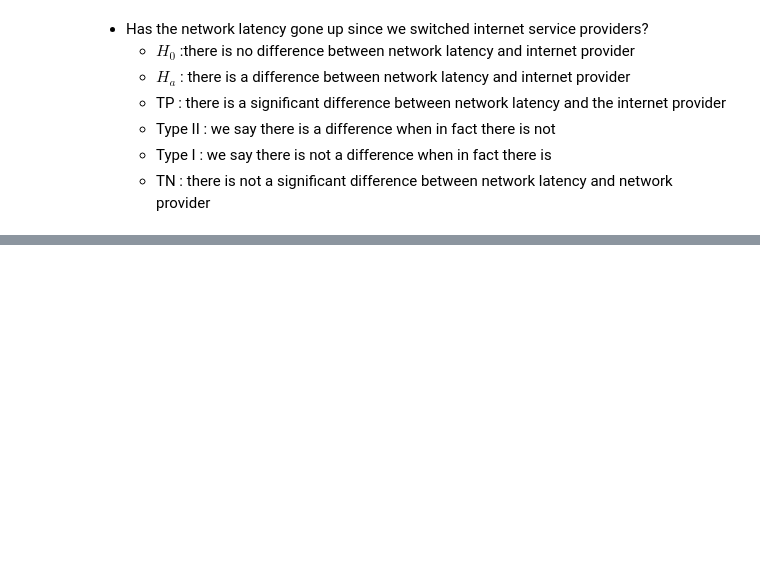
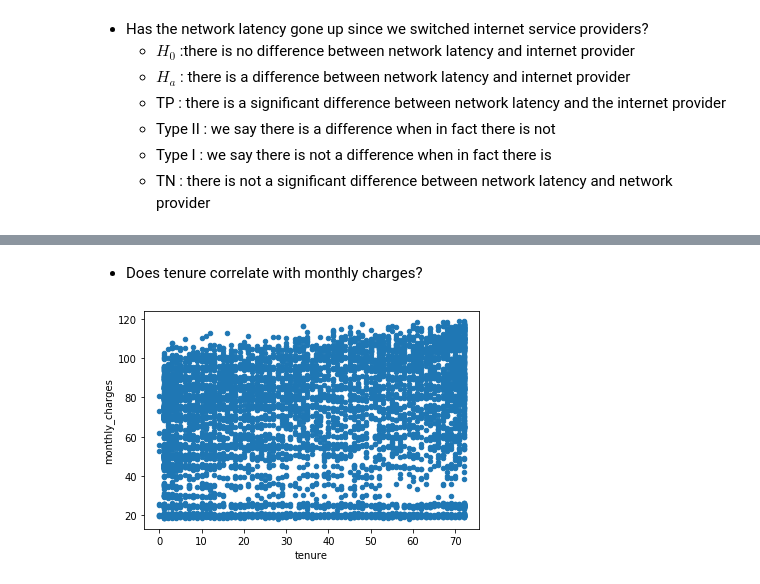
Before and after one commit to gilbert-noriega-ii/statistics-exercises, a Jupyter notebook: hypothesis_testing.ipynb, the cells around one changed output, grey strips where cells are left out. Cells and saved outputs as stored; diff of their text form; code cells hidden in the pictures; blank space fills up the shorter version.

```diff
--- a/hypothesis_testing.ipynb
+++ b/hypothesis_testing.ipynb
@@ -209,0 +269,6 @@ For each of the following questions, formulate a null and alternative hypothesis
+# %%
+from env import host, username, password
+url = (f'mysql+pymysql://{username}:{password}@{host}/telco_churn')
+telco_churn = pd.read_sql('SELECT * FROM customers', url)
+telco = pd.DataFrame(telco_churn)
+telco
@@ -209,0 +289,7 @@ For each of the following questions, formulate a null and alternative hypothesis
+# %% [markdown]
+- Does tenure correlate with monthly charges?
+# %%
+telco.plot.scatter(y = 'monthly_charges', x = 'tenure')
+plt.show()
+# %% [output]
+[figure, added]
```
Also changed, not shown: parts of 36 cells of this notebook.
